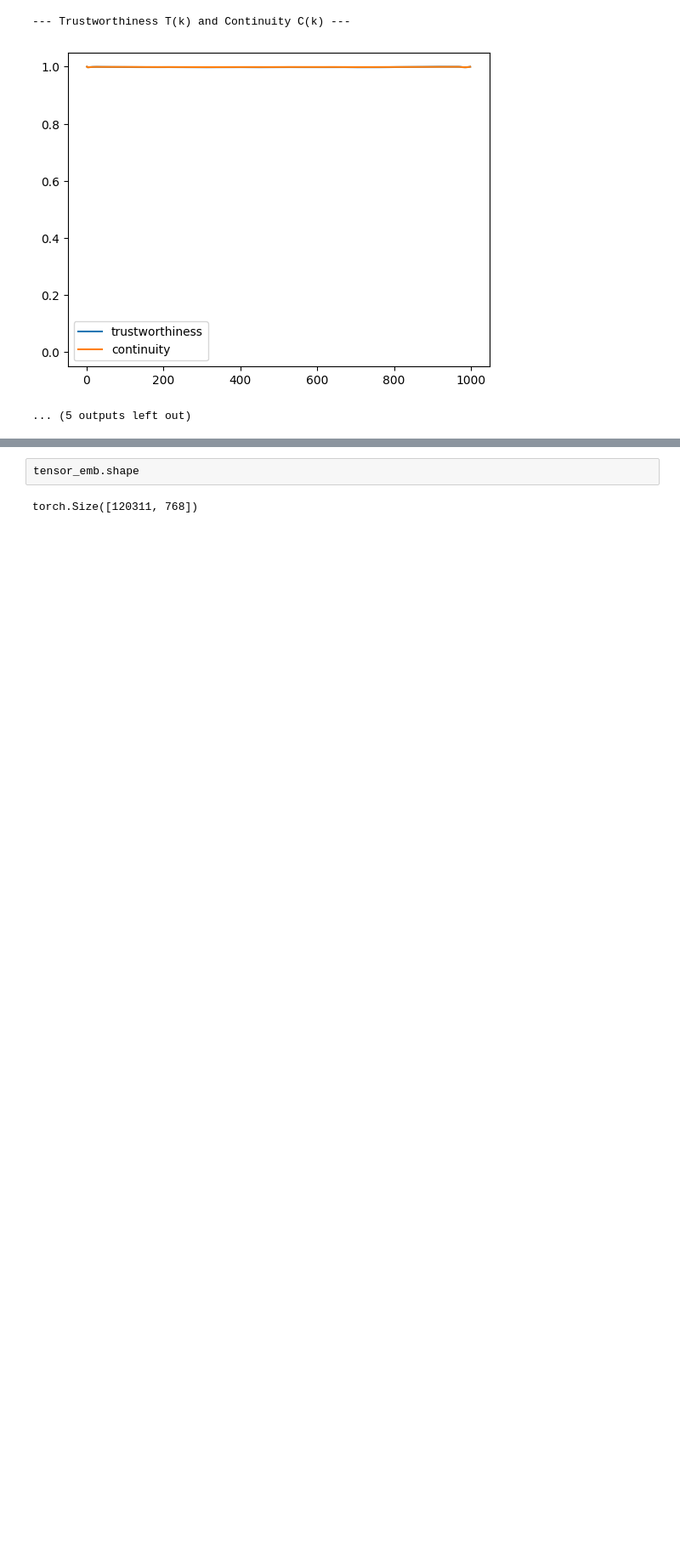
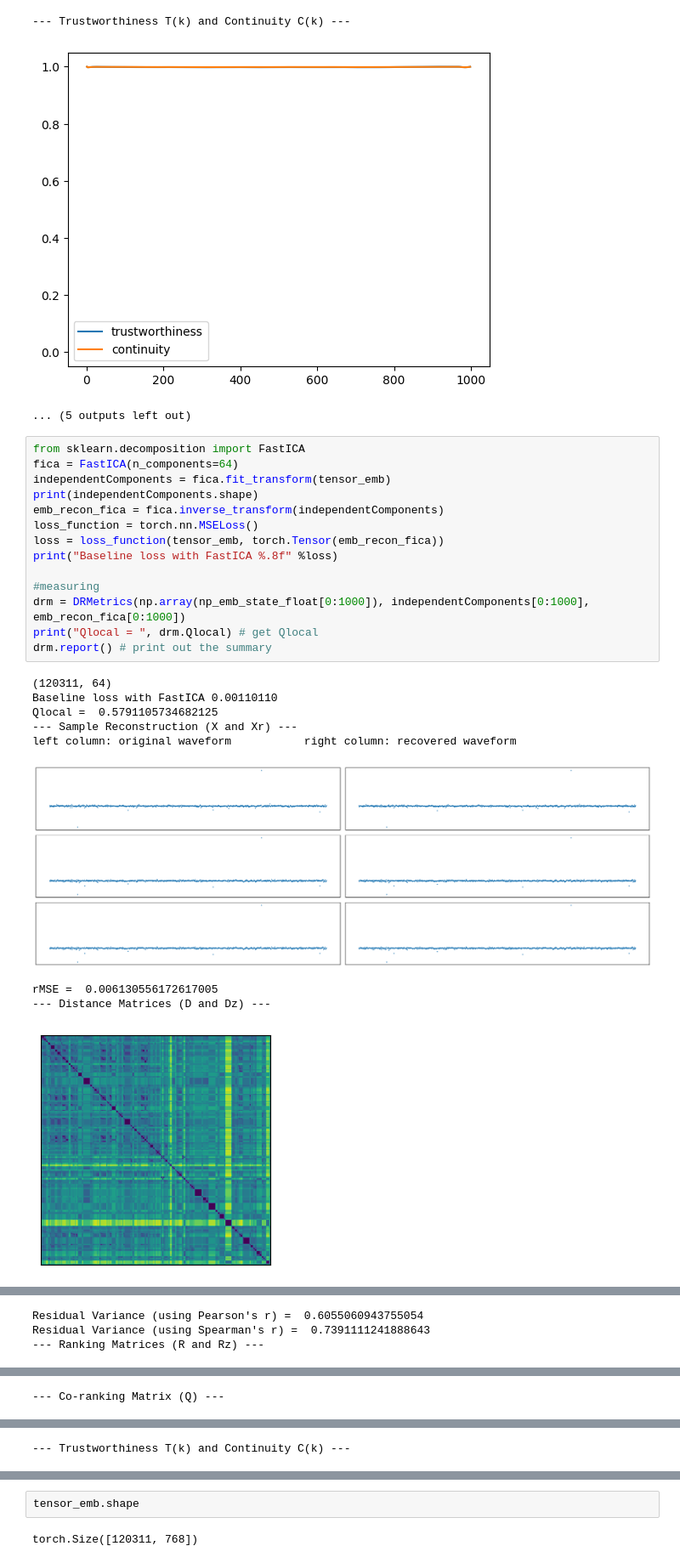
Before and after one commit to enriquemoraayala/oppe4rl-sqli, a Jupyter notebook: notebooks/dim_reduction.ipynb, the cells around one changed output, grey strips where cells are left out. Shown at 85% size. Drawn from its saved outputs; the diff is of its cells as text; blank space fills up the shorter version.

```diff
--- a/notebooks/dim_reduction.ipynb
+++ b/notebooks/dim_reduction.ipynb
@@ -119,3 +119,27 @@ Residual Variance (using Spearman's r) =  0.0087011864060772
 --- Trustworthiness T(k) and Continuity C(k) ---
 [figure]
 ... (5 outputs left out)
+# %%
+from sklearn.decomposition import FastICA
+fica = FastICA(n_components=64)
+independentComponents = fica.fit_transform(tensor_emb)
+print(independentComponents.shape)
+emb_recon_fica = fica.inverse_transform(independentComponents)
+loss_function = torch.nn.MSELoss()
+loss = loss_function(tensor_emb, torch.Tensor(emb_recon_fica))
+print("Baseline loss with FastICA %.8f" %loss)
+
+#measuring
+drm = DRMetrics(np.array(np_emb_state_float[0:1000]), independentComponents[0:1000], emb_recon_fica[0:1000])
+print("Qlocal = ", drm.Qlocal) # get Qlocal
+drm.report() # print out the summary
+# %% [output]
+(120311, 64)
+Baseline loss with FastICA 0.00110110
+Qlocal =  0.5791105734682125
+--- Sample Reconstruction (X and Xr) ---
+left column: original waveform           right column: recovered waveform
+[figure, added]
+rMSE =  0.006130556172617005
+--- Distance Matrices (D and Dz) ---
+[figure, added]
@@ -121,0 +147,3 @@ Residual Variance (using Spearman's r) =  0.0087011864060772
+Residual Variance (using Pearson's r) =  0.6055060943755054
+Residual Variance (using Spearman's r) =  0.7391111241888643
+--- Ranking Matrices (R and Rz) ---
@@ -121,0 +152 @@ Residual Variance (using Spearman's r) =  0.0087011864060772
+--- Co-ranking Matrix (Q) ---
@@ -121,0 +154 @@ Residual Variance (using Spearman's r) =  0.0087011864060772
+--- Trustworthiness T(k) and Continuity C(k) ---
```
Also changed, not shown: parts of 7 cells of this notebook.
